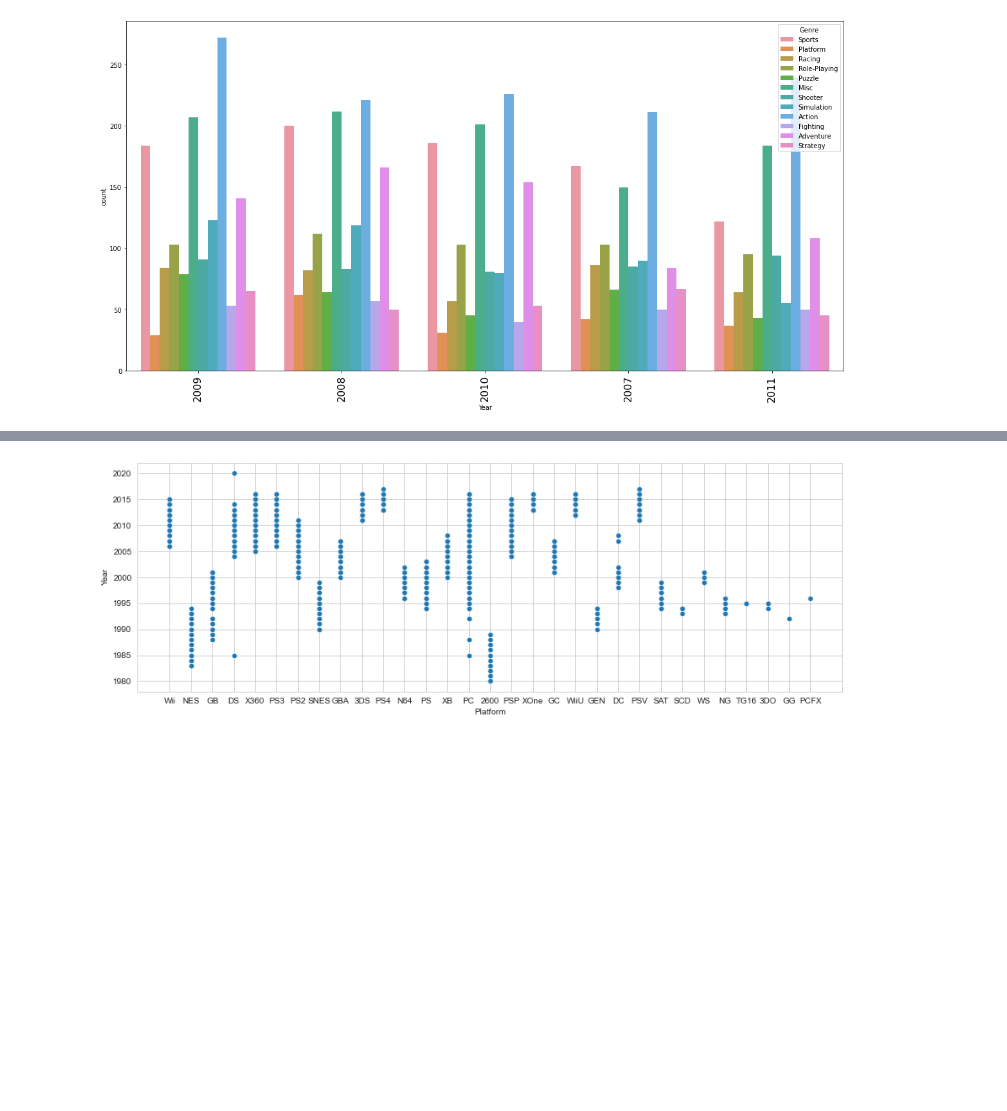
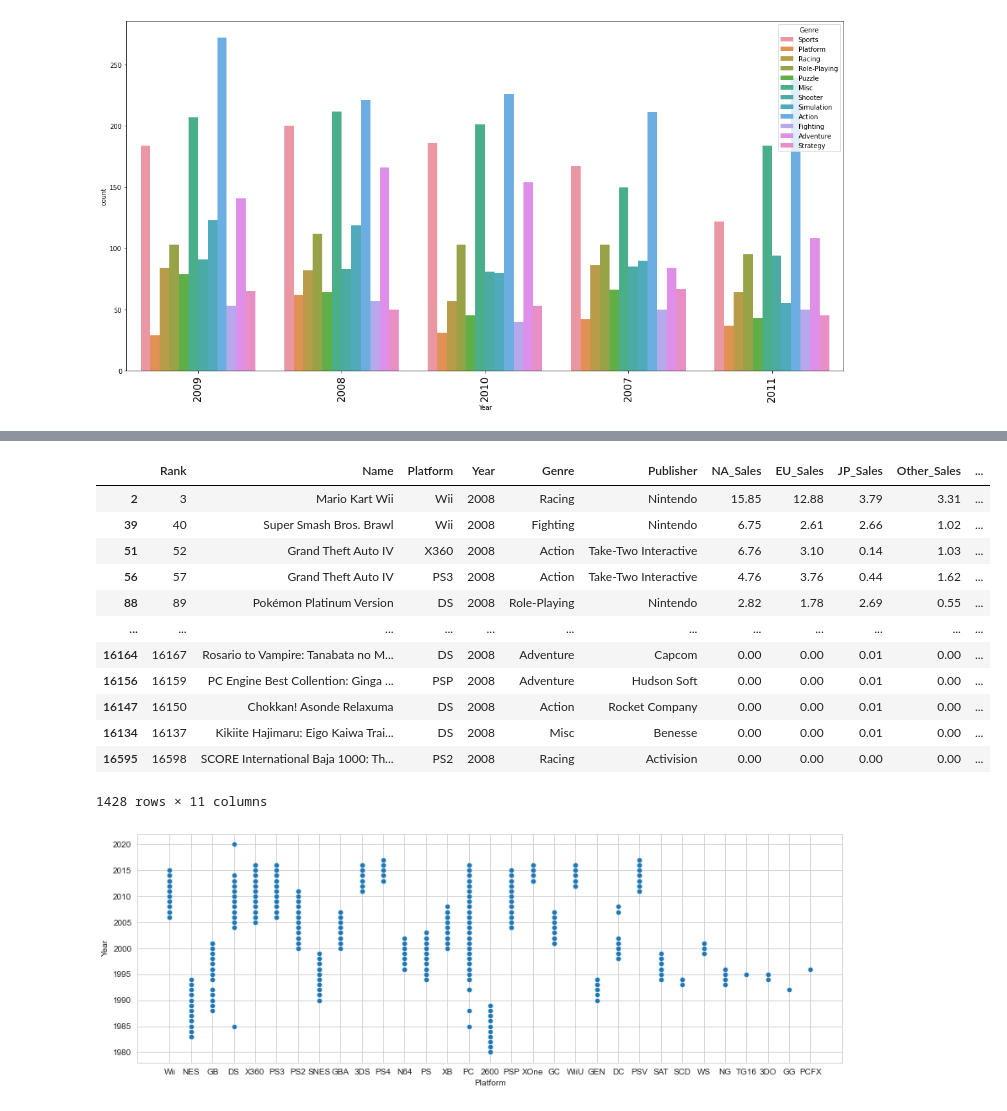
Before and after one commit to stdynv/suivi_projet_data, a Jupyter notebook: projet.ipynb, the cells around one changed output, grey strips where cells are left out. Drawn from its saved outputs; the diff is of its cells as text; code cells hidden in the pictures; blank space fills up the shorter version.

```diff
--- a/projet.ipynb
+++ b/projet.ipynb
@@ -149,3 +153,20 @@ plt.xticks(size=16, rotation=90);
+# %%
+df3 = df[df["Year"]==2008]
+df3.sort_values(by='Global_Sales',ascending=False)
+# %% [output]
+|  | Rank | Name | Platform | Year | Genre | Publisher | NA_Sales | EU_Sales | JP_Sales | Other_Sales | ... |
+| 2 | 3 | Mario Kart Wii | Wii | 2008 | Racing | Nintendo | 15.85 | 12.88 | 3.79 | 3.31 | ... |
+| 39 | 40 | Super Smash Bros. Brawl | Wii | 2008 | Fighting | Nintendo | 6.75 | 2.61 | 2.66 | 1.02 | ... |
+| 51 | 52 | Grand Theft Auto IV | X360 | 2008 | Action | Take-Two Interactive | 6.76 | 3.10 | 0.14 | 1.03 | ... |
+| 56 | 57 | Grand Theft Auto IV | PS3 | 2008 | Action | Take-Two Interactive | 4.76 | 3.76 | 0.44 | 1.62 | ... |
+| 88 | 89 | Pokémon Platinum Version | DS | 2008 | Role-Playing | Nintendo | 2.82 | 1.78 | 2.69 | 0.55 | ... |
+| ... | ... | ... | ... | ... | ... | ... | ... | ... | ... | ... | ... |
+| 16164 | 16167 | Rosario to Vampire: Tanabata no M... | DS | 2008 | Adventure | Capcom | 0.00 | 0.00 | 0.01 | 0.00 | ... |
+| 16156 | 16159 | PC Engine Best Collention: Ginga ... | PSP | 2008 | Adventure | Hudson Soft | 0.00 | 0.00 | 0.01 | 0.00 | ... |
+| 16147 | 16150 | Chokkan! Asonde Relaxuma | DS | 2008 | Action | Rocket Company | 0.00 | 0.00 | 0.01 | 0.00 | ... |
+| 16134 | 16137 | Kikiite Hajimaru: Eigo Kaiwa Trai... | DS | 2008 | Misc | Benesse | 0.00 | 0.00 | 0.01 | 0.00 | ... |
+| 16595 | 16598 | SCORE International Baja 1000: Th... | PS2 | 2008 | Racing | Activision | 0.00 | 0.00 | 0.00 | 0.00 | ... |
+1428 rows × 11 columns
 # %%
 # Période de vente de jeu de chaque plateforme
 
```
Also changed, not shown: parts of 6 cells of this notebook, 1 other file.
